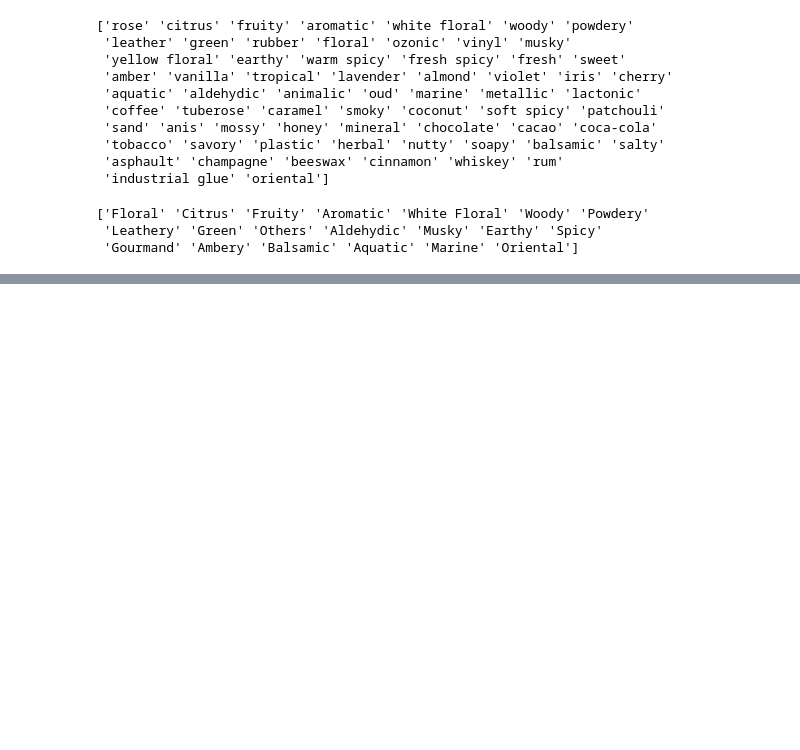
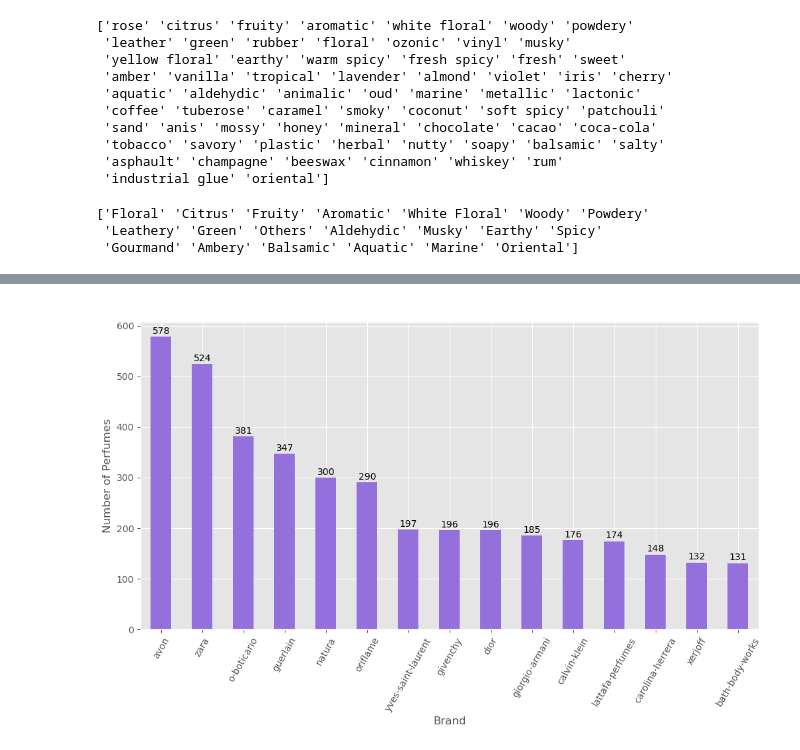
Before and after one commit to cemanzanoc/FinalProject, a Jupyter notebook: EDA/fragrance_EDA.ipynb, the cells around one changed output, grey strips where cells are left out. Cells and saved outputs as stored; diff of their text form; code cells hidden in the pictures; blank space fills up the shorter version.

```diff
--- a/EDA/fragrance_EDA.ipynb
+++ b/EDA/fragrance_EDA.ipynb
@@ -251,0 +293,5 @@ Name: count, Length: 2721, dtype: int64
+# %%
+# 15 Top Brands by number of perfumes
+top_brands = fragrance_df["Brand"].value_counts().head(15)
+#Visualize
+top_brands
@@ -251,0 +316,26 @@ Name: count, Length: 2721, dtype: int64
+# %%
+# Graph of Top Brands
+plt.figure(figsize=(12, 6))
+ax = top_brands.plot(kind="bar", color="#9370DB")
+plt.title("Top 15 Brands by Number of Perfumes")
+plt.xlabel("Brand")
+plt.ylabel("Number of Perfumes")
+plt.xticks(rotation=60)
+
+# Visualize the top 10 brands in graph
+plt.figure(figsize=(10, 6))
+sns.barplot(x='Count', y='Brand', data=top_brands, palette='Blues_r')
+
+# Label the bars with the number of perfumes
+for bar in ax.patches:
+    height = bar.get_height()
+    ax.annotate(f'{int(height)}',
+                xy=(bar.get_x() + bar.get_width() / 2, height),
+                xytext=(0, 1),
+                textcoords="offset points",
+                ha='center', va='bottom',
+                color='black')
+
+plt.show()
+# %% [output]
+[figure, added]
```
Also changed, not shown: parts of 53 cells of this notebook.
